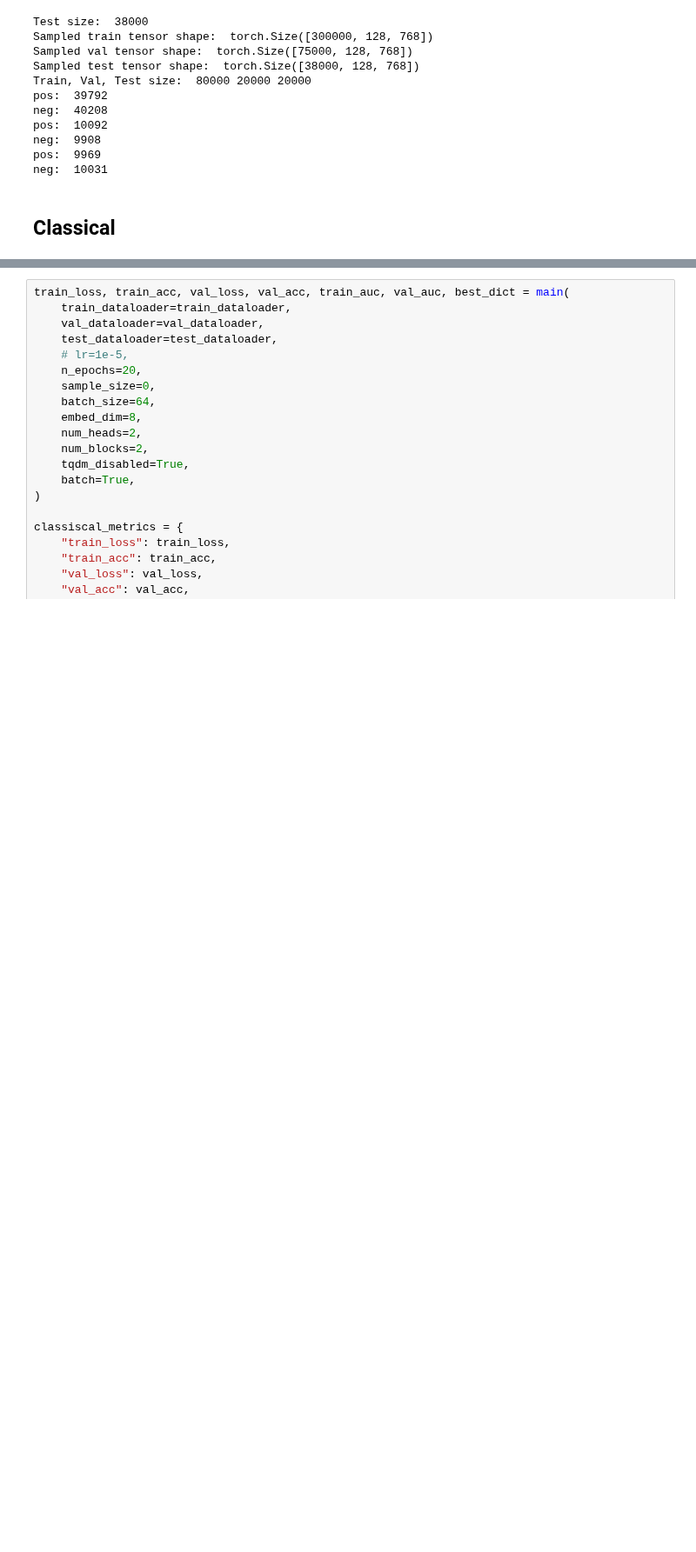
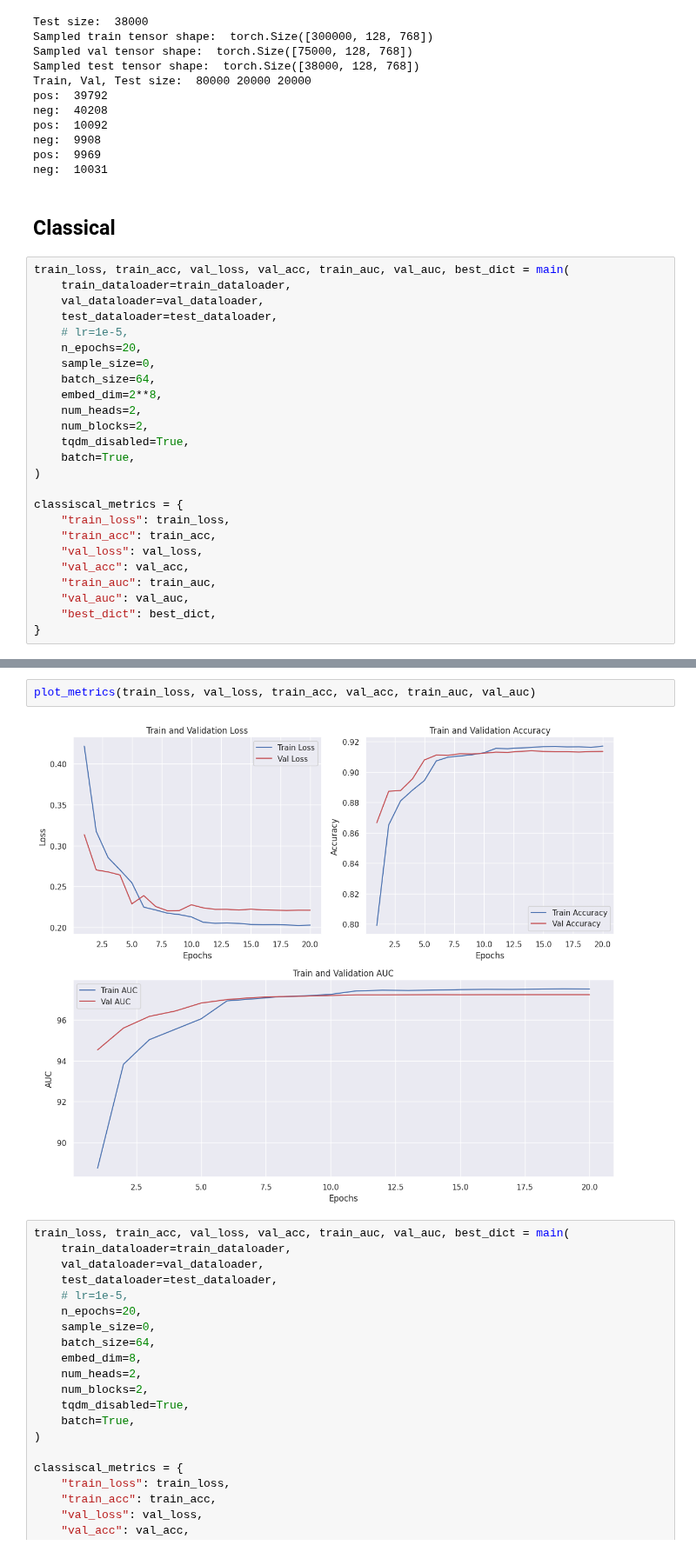
Before and after one commit to NicholasChoong/QuantumTransformer, a Jupyter notebook: notebooks/yelp.ipynb, the cells around one changed output, grey strips where cells are left out. Shown at 87% size. Drawn from its saved outputs; the diff is of its cells as text; blank space fills up the shorter version.

```diff
--- a/notebooks/yelp.ipynb
+++ b/notebooks/yelp.ipynb
@@ -71,3 +71,28 @@ pos:  9969
 neg:  10031
 # %% [markdown]
 ## Classical
+# %%
+train_loss, train_acc, val_loss, val_acc, train_auc, val_auc, best_dict = main(
+    train_dataloader=train_dataloader,
+    val_dataloader=val_dataloader,
+    test_dataloader=test_dataloader,
+    # lr=1e-5,
+    n_epochs=20,
+    sample_size=0,
+    batch_size=64,
+    embed_dim=2**8,
+    num_heads=2,
+    num_blocks=2,
+    tqdm_disabled=True,
+    batch=True,
+)
+
+classiscal_metrics = {
+    "train_loss": train_loss,
+    "train_acc": train_acc,
+    "val_loss": val_loss,
+    "val_acc": val_acc,
+    "train_auc": train_auc,
+    "val_auc": val_auc,
+    "best_dict": best_dict,
+}
@@ -74,3 +117,7 @@ neg:  10031
+# %%
+plot_metrics(train_loss, val_loss, train_acc, val_acc, train_auc, val_auc)
+# %% [output]
+[figure, added]
 # %%
 train_loss, train_acc, val_loss, val_acc, train_auc, val_auc, best_dict = main(
     train_dataloader=train_dataloader,
```
Also changed, not shown: parts of 4 cells of this notebook, 16 other files.
